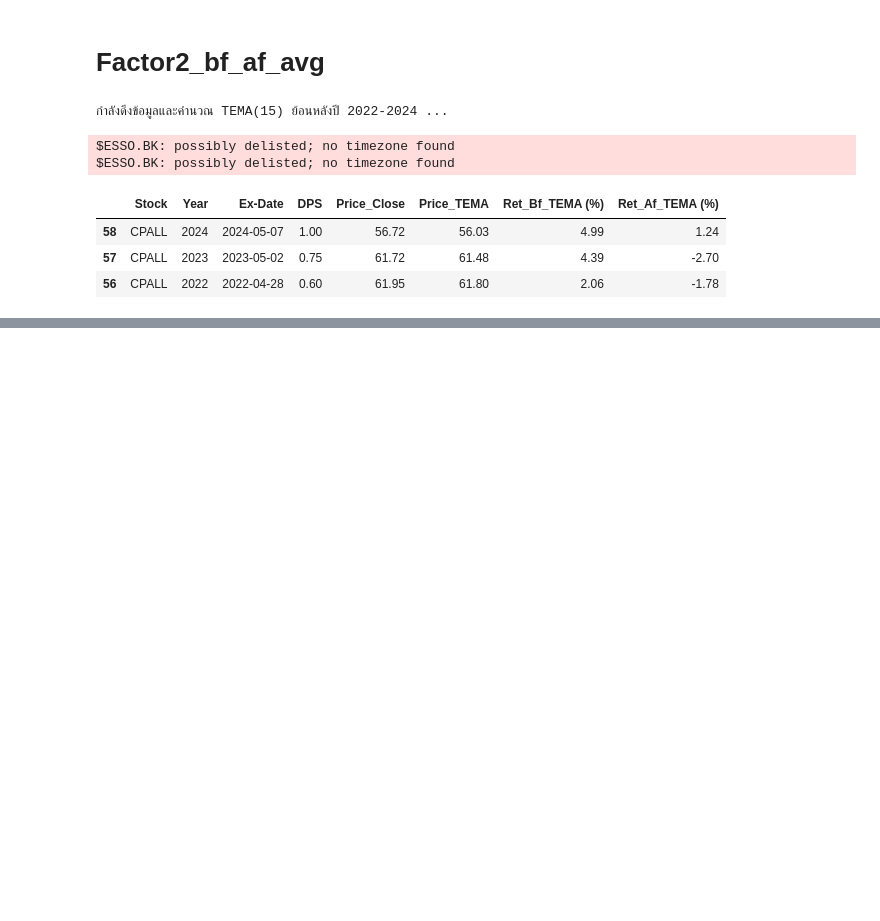
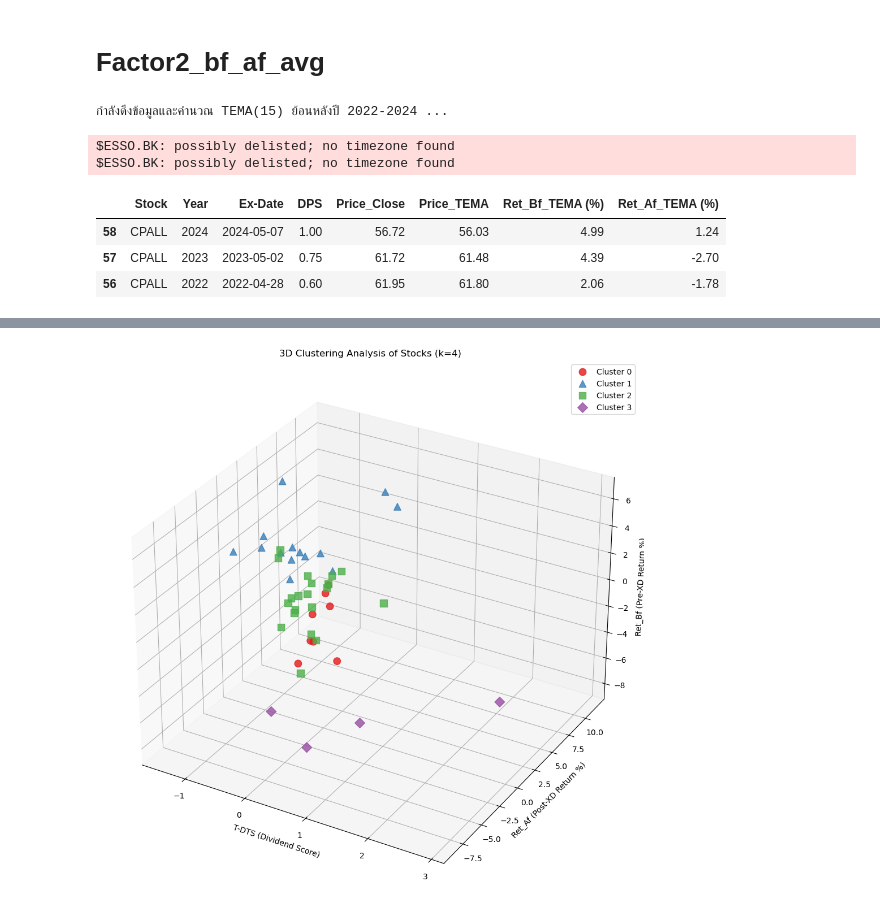
Before and after one commit to 4ommyx/stock_project, a Jupyter notebook: stock_rec.ipynb, the cells around one changed output, grey strips where cells are left out. Cells and saved outputs as stored; diff of their text form; code cells hidden in the pictures; blank space fills up the shorter version.

```diff
--- a/stock_rec.ipynb
+++ b/stock_rec.ipynb
@@ -448,0 +612,78 @@ $ESSO.BK: possibly delisted; no timezone found
+# %%
+import pandas as pd
+import matplotlib.pyplot as plt
+from mpl_toolkits.mplot3d import Axes3D  # จำเป็นสำหรับ 3D Plot
+import seaborn as sns
+from sklearn.cluster import KMeans
+from sklearn.preprocessing import StandardScaler
+from sklearn.metrics import silhouette_score
+
+# 1. เตรียมข้อมูล (Clean & Scale)
+# ใช้ df_agg ที่คุณ aggregate มาแล้ว
+df_model = df_agg.dropna().copy()
+features = ['T-DTS', 'Ret_Af_TEMA (%)', 'Ret_Bf_TEMA (%)']
+
+# Standardize ข้อมูล (ปรับสเกลให้เป็นมาตรฐานเดียวกัน)
+scaler = StandardScaler()
+X_scaled = scaler.fit_transform(df_model[features])
+
+# 2. สร้างโมเดล K-Means (k=4)
+k = 4
+kmeans = KMeans(n_clusters=k, random_state=42, n_init=10)
+df_model['Cluster'] = kmeans.fit_predict(X_scaled)
+
+# คำนวณ Score เพื่อดูคุณภาพ
+inertia = kmeans.inertia_
+sil_score = silhouette_score(X_scaled, df_model['Cluster'])
+
+print(f"=== K-Means Clustering (k={k}) Results ===")
+print(f"Inertia: {inertia:.2f}")
+print(f"Silhouette Score: {sil_score:.4f}")
+
+# ดูค่าเฉลี่ยของแต่ละกลุ่ม (Centroids)
+cluster_summary = df_model.groupby('Cluster')[features].mean().reset_index()
+cluster_summary['Count'] = df_model.groupby('Cluster')['T-DTS'].count().values
+print("\n=== Cluster Summary ===")
+print(cluster_summary)
+
+# 3. สร้างกราฟ 3D Scatter Plot
+fig = plt.figure(figsize=(12, 10))
+ax = fig.add_subplot(111, projection='3d')
+
+# กำหนดสีสำหรับ 4 กลุ่ม
+colors = ['#e41a1c', '#377eb8', '#4daf4a', '#984ea3']  # Red, Blue, Green, Purple
+markers = ['o', '^', 's', 'D']
+
+for cluster_id in range(k):
+    subset = df_model[df_model['Cluster'] == cluster_id]
+    ax.scatter(
+        subset['T-DTS'],
+        subset['Ret_Af_TEMA (%)'],
+        subset['Ret_Bf_TEMA (%)'],
+        c=colors[cluster_id],
+        marker=markers[cluster_id],
+        s=80,      # ขนาดจุด
+        alpha=0.8, # ความโปร่งใส
+        label=f'Cluster {cluster_id}'
+    )
+
+# ตั้งชื่อแกน
+ax.set_xlabel('T-DTS (Dividend Score)')
+ax.set_ylabel('Ret_Af (Post-XD Return %)')
+ax.set_zlabel('Ret_Bf (Pre-XD Return %)')
+ax.set_title(f'3D Clustering Analysis of Stocks (k={k})')
+
+# มุมมอง (สามารถปรับหมุนได้ถ้าทำใน Notebook Interactive)
+# ax.view_init(elev=20, azim=45)
+
+plt.legend()
+plt.tight_layout()
+plt.show()
+
+# 4. (แถม) แสดงรายชื่อหุ้นในแต่ละกลุ่ม
+print("-" * 50)
+for i in range(k):
+    stocks = df_model[df_model['Cluster'] == i].index.tolist()
+    print(f"\nCluster {i} ({len(stocks)} stocks):")
+    print(", ".join(stocks[:15])) # โชว์แค่ 15 ตัวแรก
+# %% [output]
@@ -448,0 +700 @@ $ESSO.BK: possibly delisted; no timezone found
+[figure, added]
```
Also changed, not shown: parts of 14 cells of this notebook, 3 other files.
